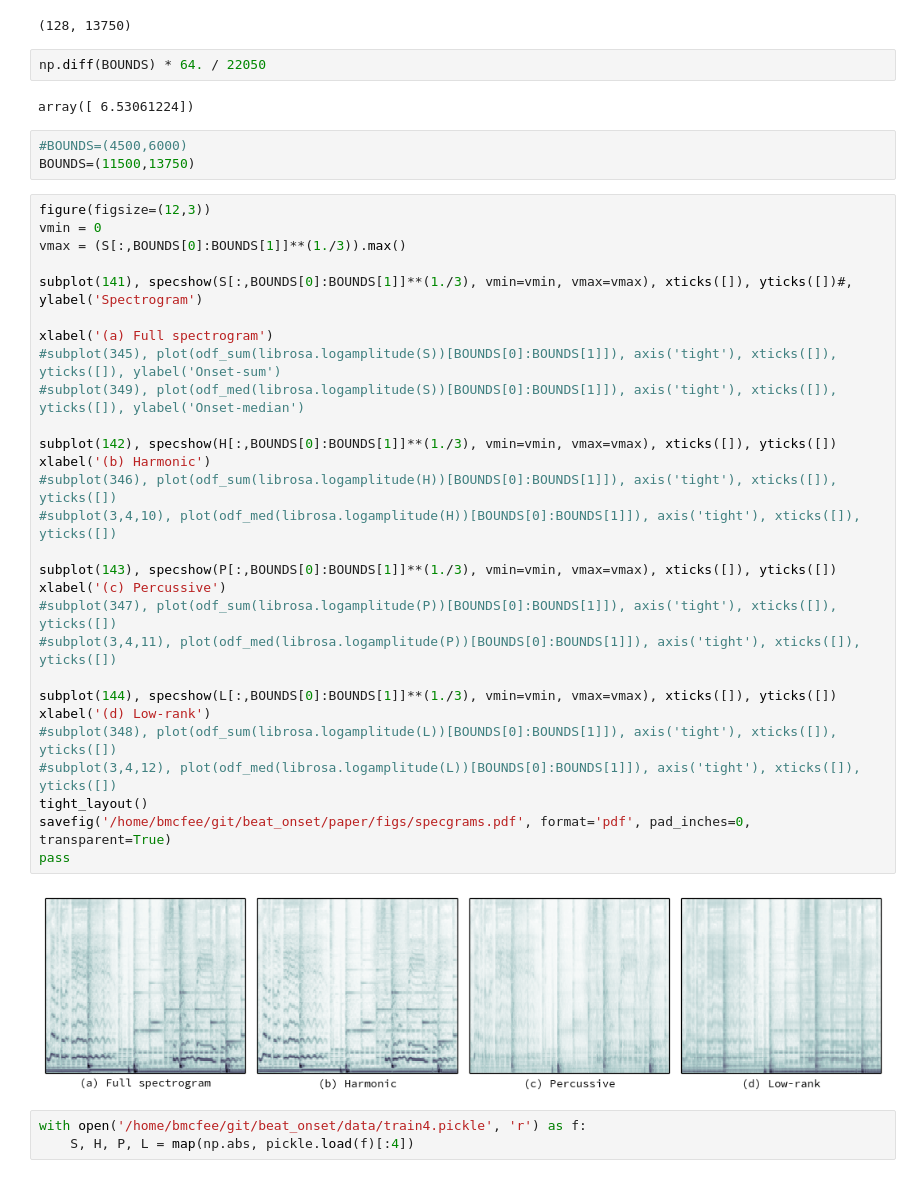
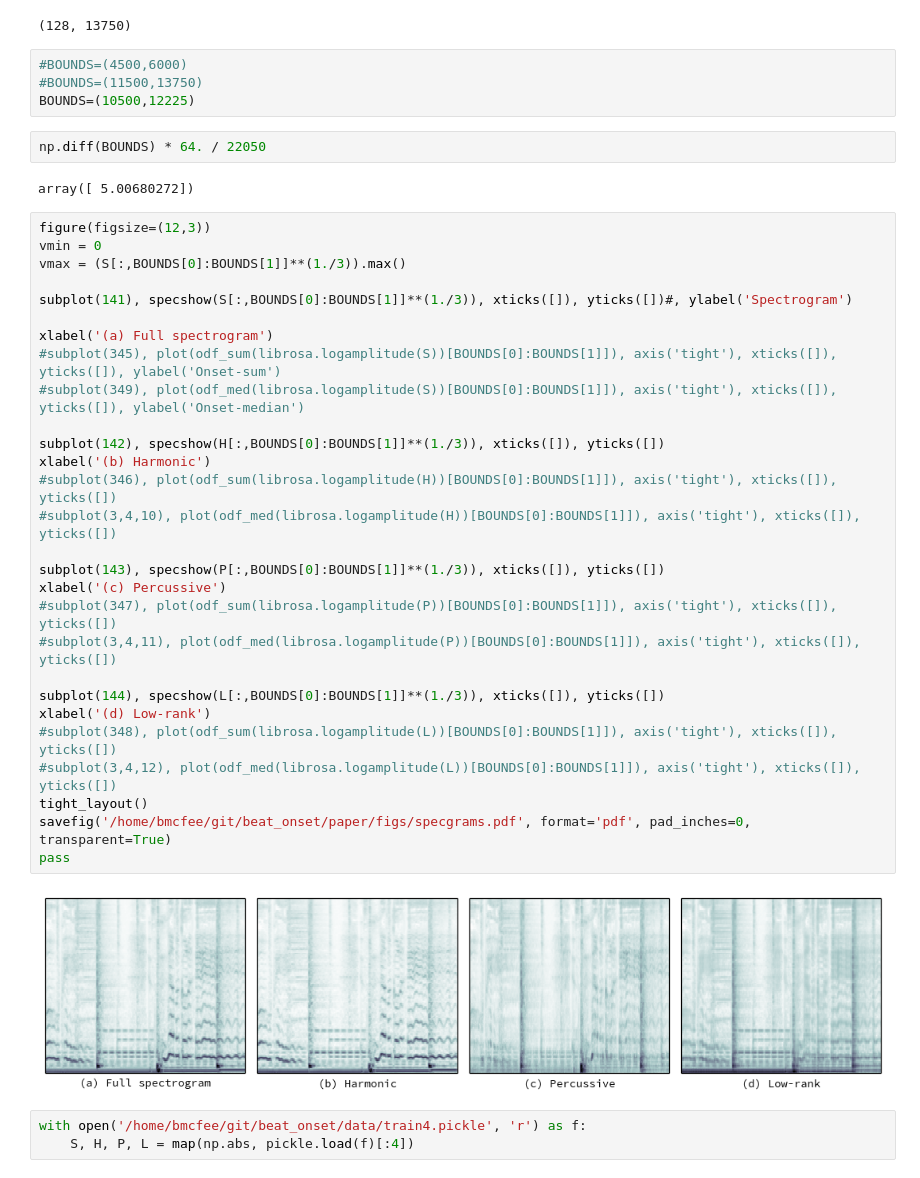
Before and after one commit to bmcfee/beat_onset, a Jupyter notebook: code/ICASSP2013 - Beat tracking.ipynb, the cells around one changed output. Cells and saved outputs as stored; diff of their text form.

Commit message:
revised figures again

```diff
--- a/code/ICASSP2013 - Beat tracking.ipynb
+++ b/code/ICASSP2013 - Beat tracking.ipynb
@@ -364,43 +364,44 @@ with open('/home/bmcfee/git/beat_onset/data/SMC_275.pickle', 'r') as f:
 print S.shape
 # %% [output]
 (128, 13750)
+# %%
+#BOUNDS=(4500,6000)
+#BOUNDS=(11500,13750)
+BOUNDS=(10500,12225)
 # %%
 np.diff(BOUNDS) * 64. / 22050
 # %% [output]
-array([ 6.53061224])
+array([ 5.00680272])
-# %%
-#BOUNDS=(4500,6000)
-BOUNDS=(11500,13750)
 # %%
 figure(figsize=(12,3))
 vmin = 0
 vmax = (S[:,BOUNDS[0]:BOUNDS[1]]**(1./3)).max()
 
-subplot(141), specshow(S[:,BOUNDS[0]:BOUNDS[1]]**(1./3), vmin=vmin, vmax=vmax), xticks([]), yticks([])#, ylabel('Spectrogram')
+subplot(141), specshow(S[:,BOUNDS[0]:BOUNDS[1]]**(1./3)), xticks([]), yticks([])#, ylabel('Spectrogram')
 
 xlabel('(a) Full spectrogram')
 #subplot(345), plot(odf_sum(librosa.logamplitude(S))[BOUNDS[0]:BOUNDS[1]]), axis('tight'), xticks([]), yticks([]), ylabel('Onset-sum')
 #subplot(349), plot(odf_med(librosa.logamplitude(S))[BOUNDS[0]:BOUNDS[1]]), axis('tight'), xticks([]), yticks([]), ylabel('Onset-median')
 
-subplot(142), specshow(H[:,BOUNDS[0]:BOUNDS[1]]**(1./3), vmin=vmin, vmax=vmax), xticks([]), yticks([])
+subplot(142), specshow(H[:,BOUNDS[0]:BOUNDS[1]]**(1./3)), xticks([]), yticks([])
 xlabel('(b) Harmonic')
 #subplot(346), plot(odf_sum(librosa.logamplitude(H))[BOUNDS[0]:BOUNDS[1]]), axis('tight'), xticks([]), yticks([])
 #subplot(3,4,10), plot(odf_med(librosa.logamplitude(H))[BOUNDS[0]:BOUNDS[1]]), axis('tight'), xticks([]), yticks([])
 
-subplot(143), specshow(P[:,BOUNDS[0]:BOUNDS[1]]**(1./3), vmin=vmin, vmax=vmax), xticks([]), yticks([])
+subplot(143), specshow(P[:,BOUNDS[0]:BOUNDS[1]]**(1./3)), xticks([]), yticks([])
 xlabel('(c) Percussive')
 #subplot(347), plot(odf_sum(librosa.logamplitude(P))[BOUNDS[0]:BOUNDS[1]]), axis('tight'), xticks([]), yticks([])
 #subplot(3,4,11), plot(odf_med(librosa.logamplitude(P))[BOUNDS[0]:BOUNDS[1]]), axis('tight'), xticks([]), yticks([])
 
-subplot(144), specshow(L[:,BOUNDS[0]:BOUNDS[1]]**(1./3), vmin=vmin, vmax=vmax), xticks([]), yticks([])
+subplot(144), specshow(L[:,BOUNDS[0]:BOUNDS[1]]**(1./3)), xticks([]), yticks([])
 xlabel('(d) Low-rank')
 #subplot(348), plot(odf_sum(librosa.logamplitude(L))[BOUNDS[0]:BOUNDS[1]]), axis('tight'), xticks([]), yticks([])
 #subplot(3,4,12), plot(odf_med(librosa.logamplitude(L))[BOUNDS[0]:BOUNDS[1]]), axis('tight'), xticks([]), yticks([])
 tight_layout()
 savefig('/home/bmcfee/git/beat_onset/paper/figs/specgrams.pdf', format='pdf', pad_inches=0, transparent=True)
 pass
 # %% [output]
-[figure, old version]
+[figure, new version]
 # %%
 with open('/home/bmcfee/git/beat_onset/data/train4.pickle', 'r') as f:
     S, H, P, L = map(np.abs, pickle.load(f)[:4])
```
Also changed, not shown: 3 other files.
